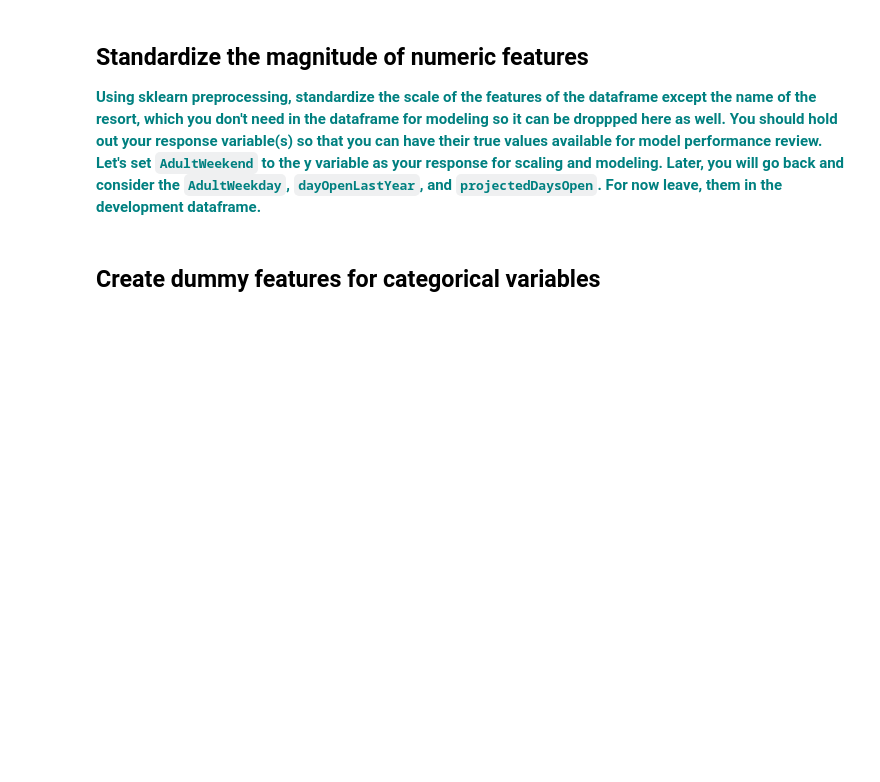
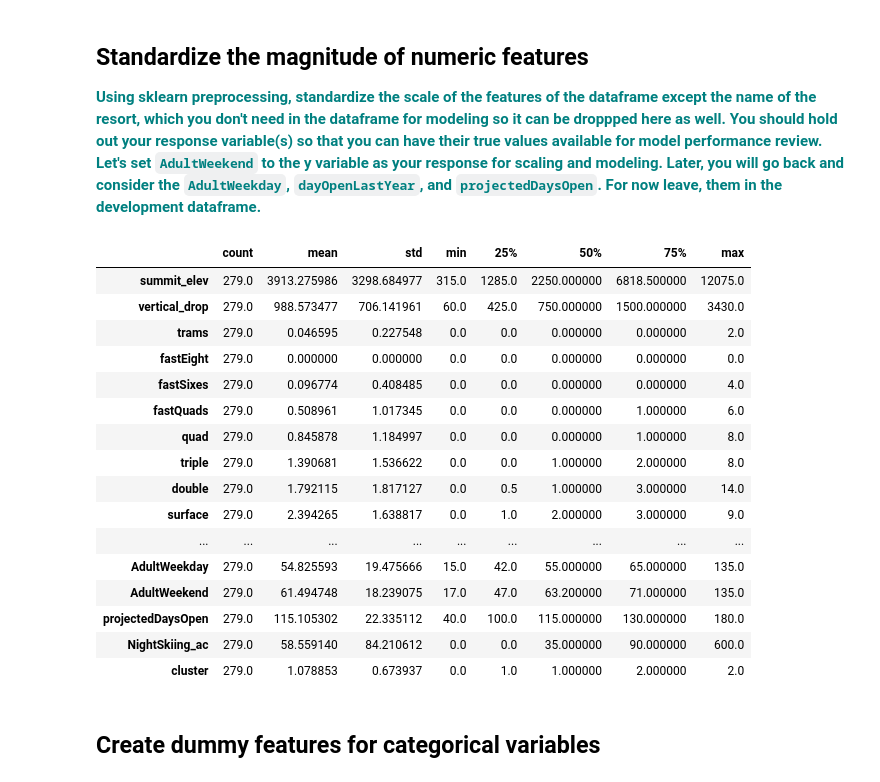
Before and after one commit to suzutomato/springboard, a Jupyter notebook: GuidedCapstone/Notebook_stepfour.ipynb, the cells around one changed output. Saved outputs shown, nothing was run; the diff lists cells and outputs as text; code cells hidden in the pictures; blank space fills up the shorter version.

```diff
--- a/GuidedCapstone/Notebook_stepfour.ipynb
+++ b/GuidedCapstone/Notebook_stepfour.ipynb
@@ -65,14 +65,33 @@ df.head().T #Transposed to show column names
 # %%
 # Define response variables and features as lists
 res_vars = ['AdultWeekend', 'AdultWeekday',
             'daysOpenLastYear', 'projectedDaysOpen']
 cat_vars = ['Name', 'state', 'cluster']
-num_vars = list(set(df.columns) - set(res_vars) - set(cat_vars))
-
+num_vars = [ v for v in df.columns if (v not in res_vars) & (v not in cat_vars)]
 
 # Process numeric variables
 from sklearn import preprocessing
-df[num_vars] = preprocessing.scale(df[num_vars])
+df2 = df.copy()
+df2[num_vars] = pd.DataFrame(preprocessing.scale(df[num_vars]))
+df.describe().T
+# %% [output]
+|  | count | mean | std | min | 25% | 50% | 75% | max |
+| summit_elev | 279.0 | 3913.275986 | 3298.684977 | 315.0 | 1285.0 | 2250.000000 | 6818.500000 | 12075.0 |
+| vertical_drop | 279.0 | 988.573477 | 706.141961 | 60.0 | 425.0 | 750.000000 | 1500.000000 | 3430.0 |
+| trams | 279.0 | 0.046595 | 0.227548 | 0.0 | 0.0 | 0.000000 | 0.000000 | 2.0 |
+| fastEight | 279.0 | 0.000000 | 0.000000 | 0.0 | 0.0 | 0.000000 | 0.000000 | 0.0 |
+| fastSixes | 279.0 | 0.096774 | 0.408485 | 0.0 | 0.0 | 0.000000 | 0.000000 | 4.0 |
+| fastQuads | 279.0 | 0.508961 | 1.017345 | 0.0 | 0.0 | 0.000000 | 1.000000 | 6.0 |
+| quad | 279.0 | 0.845878 | 1.184997 | 0.0 | 0.0 | 0.000000 | 1.000000 | 8.0 |
+| triple | 279.0 | 1.390681 | 1.536622 | 0.0 | 0.0 | 1.000000 | 2.000000 | 8.0 |
+| double | 279.0 | 1.792115 | 1.817127 | 0.0 | 0.5 | 1.000000 | 3.000000 | 14.0 |
+| surface | 279.0 | 2.394265 | 1.638817 | 0.0 | 1.0 | 2.000000 | 3.000000 | 9.0 |
+| ... | ... | ... | ... | ... | ... | ... | ... | ... |
+| AdultWeekday | 279.0 | 54.825593 | 19.475666 | 15.0 | 42.0 | 55.000000 | 65.000000 | 135.0 |
+| AdultWeekend | 279.0 | 61.494748 | 18.239075 | 17.0 | 47.0 | 63.200000 | 71.000000 | 135.0 |
+| projectedDaysOpen | 279.0 | 115.105302 | 22.335112 | 40.0 | 100.0 | 115.000000 | 130.000000 | 180.0 |
+| NightSkiing_ac | 279.0 | 58.559140 | 84.210612 | 0.0 | 0.0 | 35.000000 | 90.000000 | 600.0 |
+| cluster | 279.0 | 1.078853 | 0.673937 | 0.0 | 1.0 | 1.000000 | 2.000000 | 2.0 |
 # %% [markdown]
 ## Create dummy features for categorical variables
 # %% [markdown]
```
Also changed, not shown: parts of 15 cells of this notebook, 13 other files.
